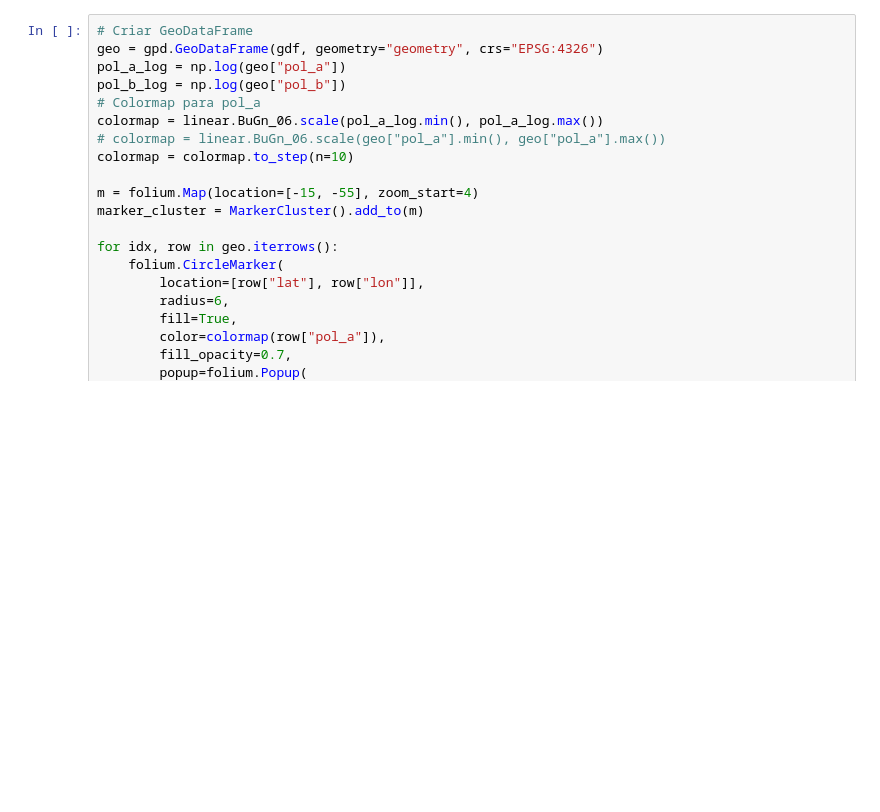
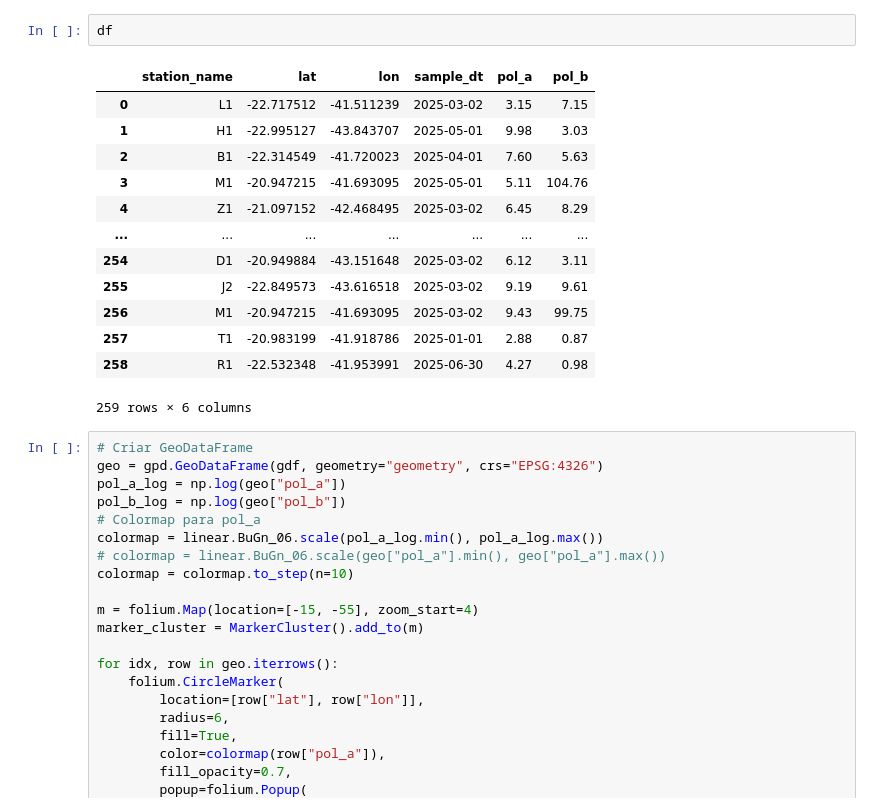
Before and after one commit to hoffenbauer/desafio_ihc, a Jupyter notebook: src/map.ipynb, the cells around one changed output. Drawn from its saved outputs; the diff is of its cells as text; blank space fills up the shorter version.

```diff
--- a/src/map.ipynb
+++ b/src/map.ipynb
@@ -274,6 +76,22 @@ gdf_longo = gpd.GeoDataFrame(
     geometry=gpd.points_from_xy(df_longo["lon"], df_longo["lat"]),
     crs="EPSG:4326",
 )
+# %%
+df
+# %% [output]
+|  | station_name | lat | lon | sample_dt | pol_a | pol_b |
+| 0 | L1 | -22.717512 | -41.511239 | 2025-03-02 | 3.15 | 7.15 |
+| 1 | H1 | -22.995127 | -43.843707 | 2025-05-01 | 9.98 | 3.03 |
+| 2 | B1 | -22.314549 | -41.720023 | 2025-04-01 | 7.60 | 5.63 |
+| 3 | M1 | -20.947215 | -41.693095 | 2025-05-01 | 5.11 | 104.76 |
+| 4 | Z1 | -21.097152 | -42.468495 | 2025-03-02 | 6.45 | 8.29 |
+| ... | ... | ... | ... | ... | ... | ... |
+| 254 | D1 | -20.949884 | -43.151648 | 2025-03-02 | 6.12 | 3.11 |
+| 255 | J2 | -22.849573 | -43.616518 | 2025-03-02 | 9.19 | 9.61 |
+| 256 | M1 | -20.947215 | -41.693095 | 2025-03-02 | 9.43 | 99.75 |
+| 257 | T1 | -20.983199 | -41.918786 | 2025-01-01 | 2.88 | 0.87 |
+| 258 | R1 | -22.532348 | -41.953991 | 2025-06-30 | 4.27 | 0.98 |
+259 rows × 6 columns
 # %%
 # Criar GeoDataFrame
 geo = gpd.GeoDataFrame(gdf, geometry="geometry", crs="EPSG:4326")
```
Also changed, not shown: parts of 19 cells of this notebook, 7 other files.
